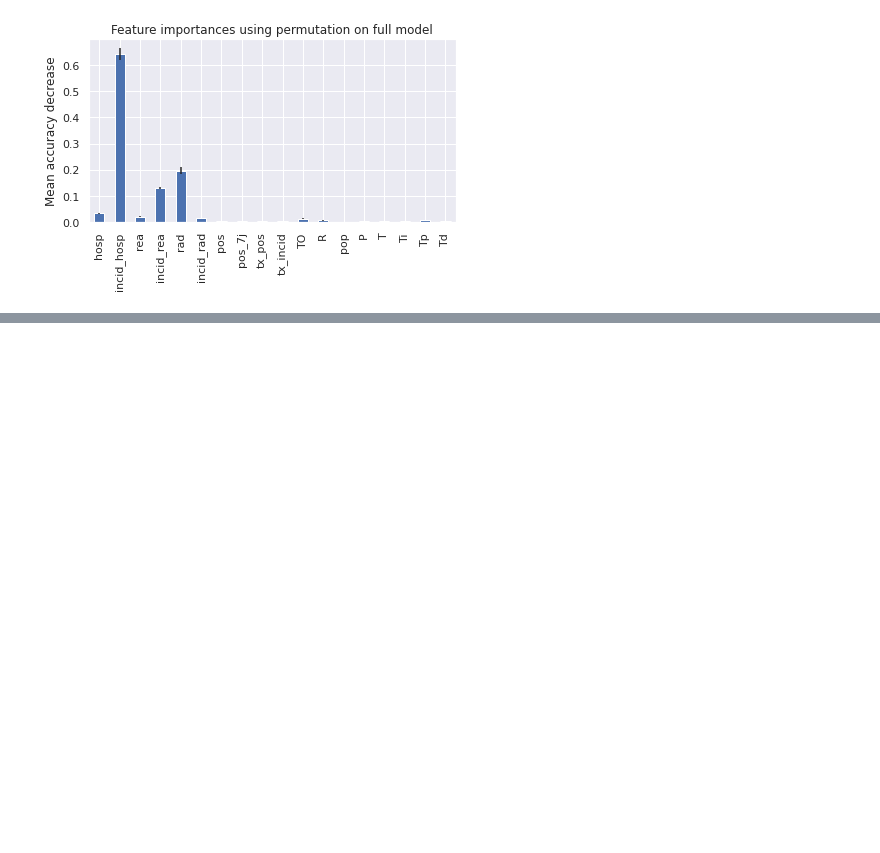
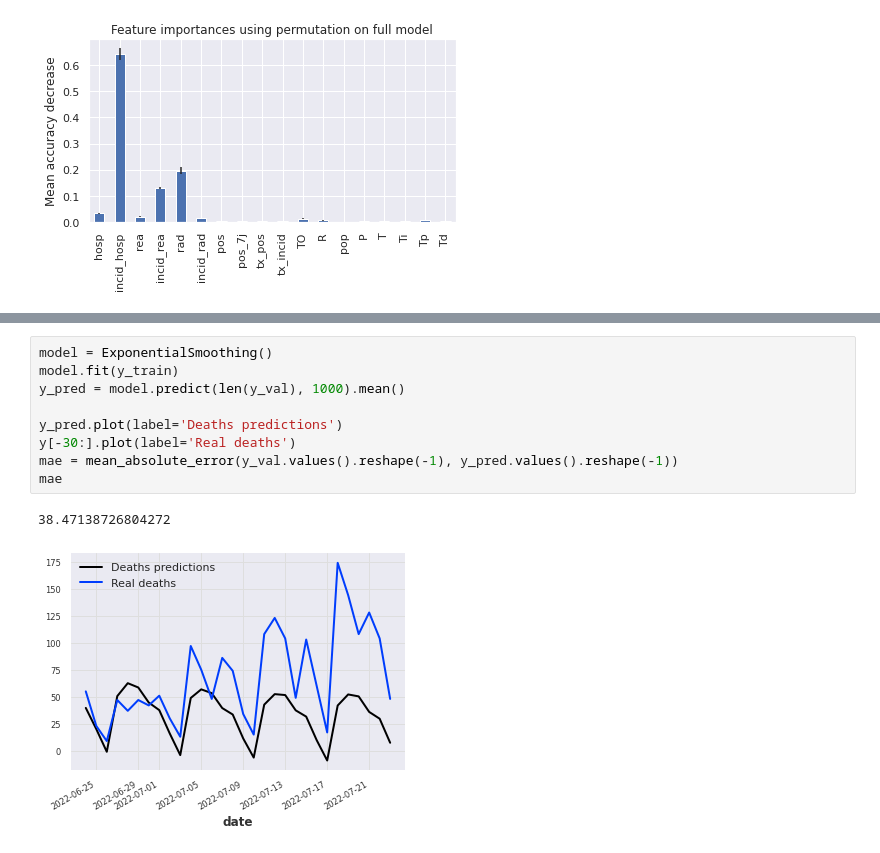
Before and after one commit to WLDCH/covid19-deaths-prediction, a Jupyter notebook: model_training.ipynb, the cells around one changed output, grey strips where cells are left out. Cells and saved outputs as stored; diff of their text form; blank space fills up the shorter version.

```diff
--- a/model_training.ipynb
+++ b/model_training.ipynb
@@ -154,0 +216,12 @@ plt.show()
+# %%
+model = ExponentialSmoothing()
+model.fit(y_train)
+y_pred = model.predict(len(y_val), 1000).mean()
+
+y_pred.plot(label='Deaths predictions')
+y[-30:].plot(label='Real deaths')
+mae = mean_absolute_error(y_val.values().reshape(-1), y_pred.values().reshape(-1))
+mae
+# %% [output]
+38.47138726804272
+[figure, added]
```
Also changed, not shown: parts of 18 cells of this notebook.
